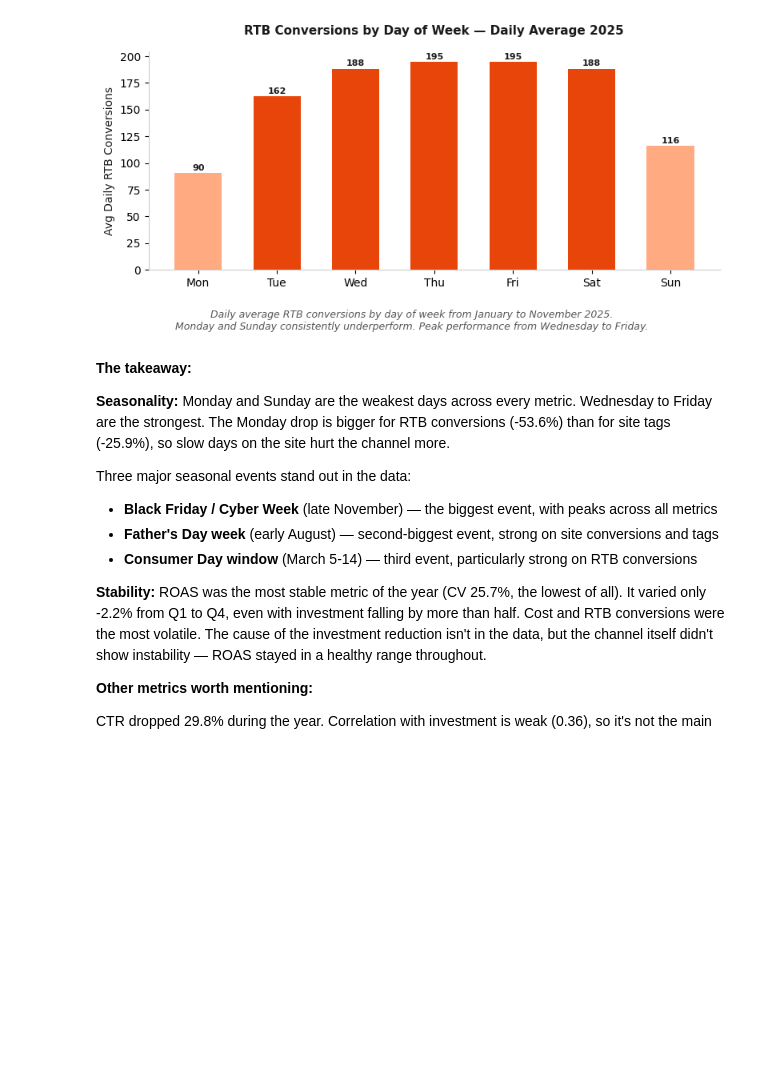
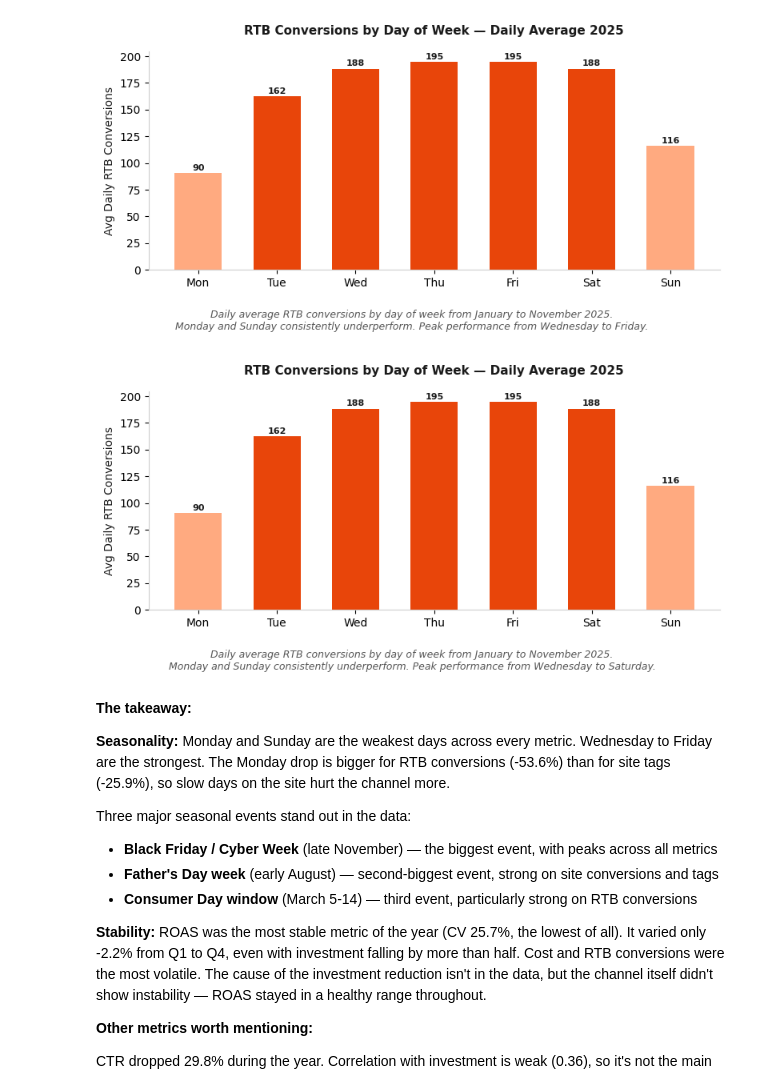
Before and after one commit to ddenerson/rtb-data-analyst-case, a Jupyter notebook: notebooks/rtb_performance_analysis.ipynb, the cells around one changed output. Drawn from its saved outputs; the diff is of its cells as text; code cells hidden in the pictures; blank space fills up the shorter version.

```diff
--- a/notebooks/rtb_performance_analysis.ipynb
+++ b/notebooks/rtb_performance_analysis.ipynb
@@ -84,6 +89,8 @@ dtype: int64
 | 3 | 2025-11-27 | 3670245 | 31046 | NaN | 6176.43 | NaN | 239 | NaN | NaN | ... |
 | 4 | 2025-11-26 | 3646934 | 32185 | NaN | 6509.76 | NaN | 184 | NaN | NaN | ... |
 # %%
+
+df.columns = df.columns.str.lower().str.strip()
 # dropping the row with unparseable date
 df = df.dropna(subset=['date'])
 
@@ -1885,6 +1892,66 @@ plt.savefig('weekly_pattern.png', dpi=150, bbox_inches='tight',
 plt.show()
 # %% [output]
 [figure]
+# %%
+import pandas as pd
+import matplotlib.pyplot as plt
+import numpy as np
+
+plt.style.use('default')
+
+# aggregating by day of week
+df['day_of_week'] = df['date'].dt.day_name()
+
+weekly = df.groupby('day_of_week').agg(
+    rtb_conversions=('rtb_conversions', 'mean')
+).reindex(['Monday', 'Tuesday', 'Wednesday', 'Thursday', 'Friday', 'Saturday', 'Sunday'])
+
+days = ['Mon', 'Tue', 'Wed', 'Thu', 'Fri', 'Sat', 'Sun']
+values = weekly['rtb_conversions'].values
+
+# only Monday and Sunday as weak days
+colors = ['#FFAA80', '#E8450A', '#E8450A', '#E8450A', '#E8450A', '#E8450A', '#FFAA80']
+
+fig, ax = plt.subplots(figsize=(8, 4))
+
+bars = ax.bar(days, values, color=colors, width=0.6)
+
+# value labels on top of each bar
+for bar in bars:
+    ax.text(bar.get_x() + bar.get_width()/2, bar.get_height() + 1,
+            f'{bar.get_height():.0f}',
+            ha='center', va='bottom', fontsize=8,
+            color='#1A1A1A', fontweight='bold')
+
+# clean white background no grid
+ax.set_facecolor('#FFFFFF')
+fig.patch.set_facecolor('#FFFFFF')
+ax.grid(False)
+ax.spines['top'].set_visible(False)
+ax.spines['right'].set_visible(False)
+ax.spines['left'].set_color('#CCCCCC')
+ax.spines['bottom'].set_color('#CCCCCC')
+
+# axis labels
+ax.set_ylabel('Avg Daily RTB Conversions', color='#1A1A1A')
+ax.set_xlabel('')
+
+# title
+ax.set_title('RTB Conversions by Day of Week — Daily Average 2025',
+             fontsize=11, fontweight='bold', color='#1A1A1A', pad=15)
+
+# footer updated
+fig.text(0.5, 0.01,
+         'Daily average RTB conversions by day of week from January to November 2025.\n'
+         'Monday and Sunday consistently underperform. Peak performance from Wednesday to Saturday.',
+         ha='center', fontsize=9, style='italic', color='#555555')
+
+plt.tight_layout(rect=[0, 0.10, 1, 1])
+plt.savefig('weekly_pattern.png', dpi=150, bbox_inches='tight',
+            facecolor='#FFFFFF')
+plt.show()
+# %% [output]
+[figure, added]
 # %% [markdown]
 **The takeaway:**
 
```
Also changed, not shown: parts of 1 cell of this notebook, 1 other file.
